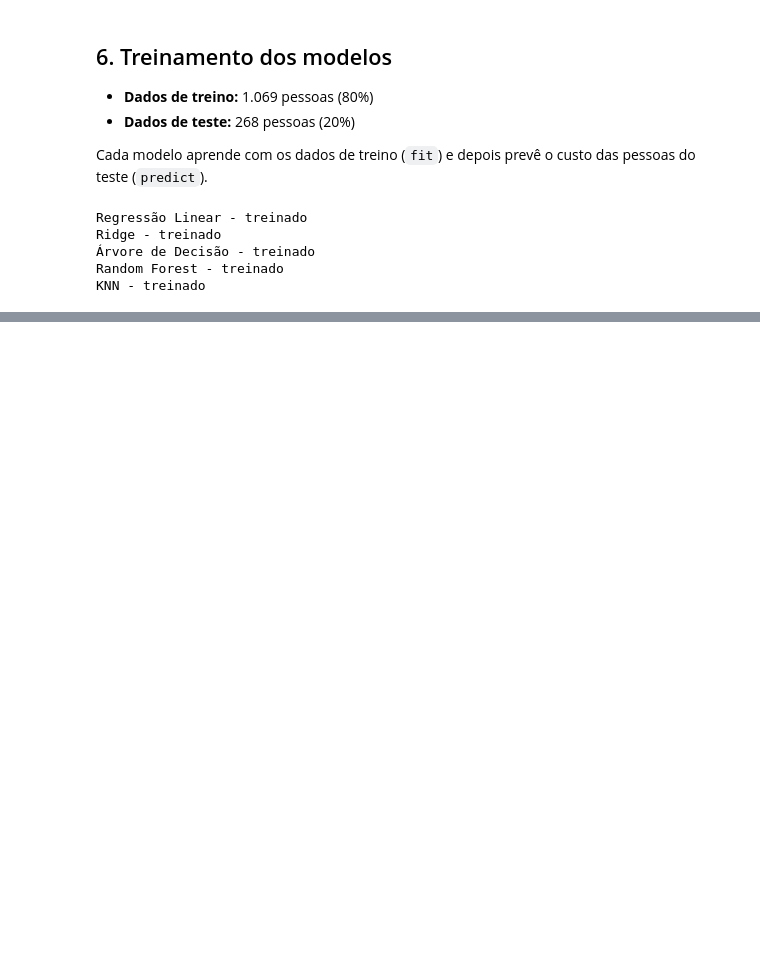
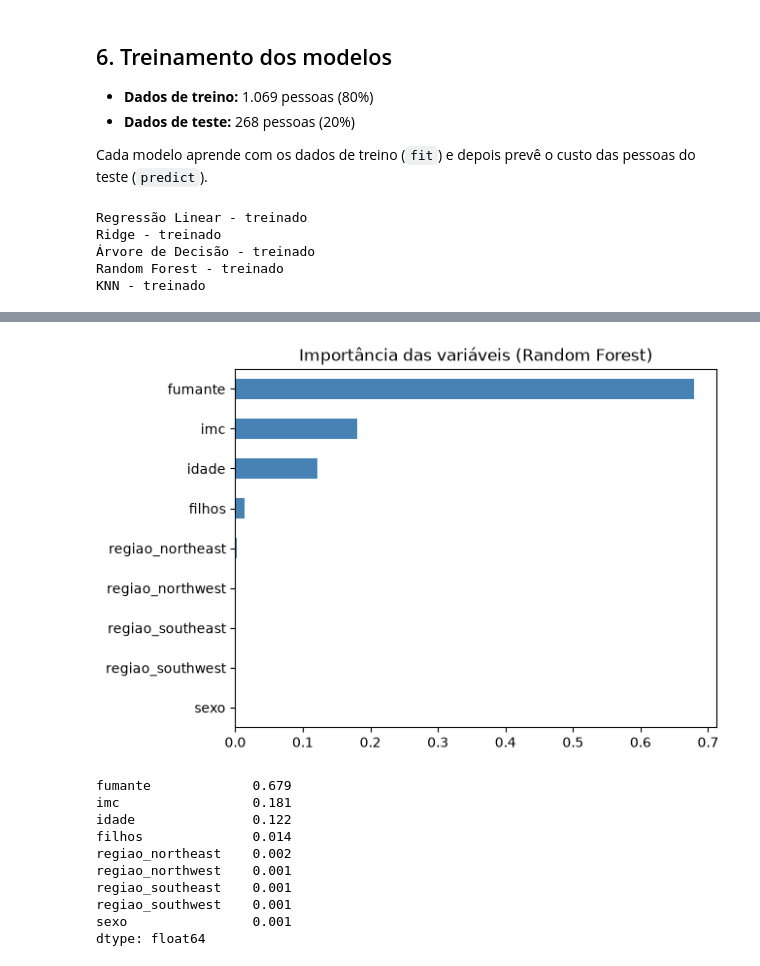
Before and after one commit to JlucasFaria/projeto-ml, a Jupyter notebook: notebooks/06_custo_seguro.ipynb, the cells around one changed output, grey strips where cells are left out. Saved outputs shown, nothing was run; the diff lists cells and outputs as text; code cells hidden in the pictures; blank space fills up the shorter version.

```diff
--- a/notebooks/06_custo_seguro.ipynb
+++ b/notebooks/06_custo_seguro.ipynb
@@ -307,0 +391,20 @@ KNN - treinado
+# %%
+# variaveis mais importantes para o random forest
+importancia = pd.Series(modelos['Random Forest'].feature_importances_, index=X.columns)
+importancia.sort_values().plot(kind='barh', color='steelblue')
+plt.title('Importância das variáveis (Random Forest)')
+plt.show()
+
+print(importancia.sort_values(ascending=False).round(3))
+# %% [output]
+[figure, added]
+fumante             0.679
+imc                 0.181
+idade               0.122
+filhos              0.014
+regiao_northeast    0.002
+regiao_northwest    0.001
+regiao_southeast    0.001
+regiao_southwest    0.001
+sexo                0.001
+dtype: float64
```
Also changed, not shown: parts of 6 cells of this notebook.
